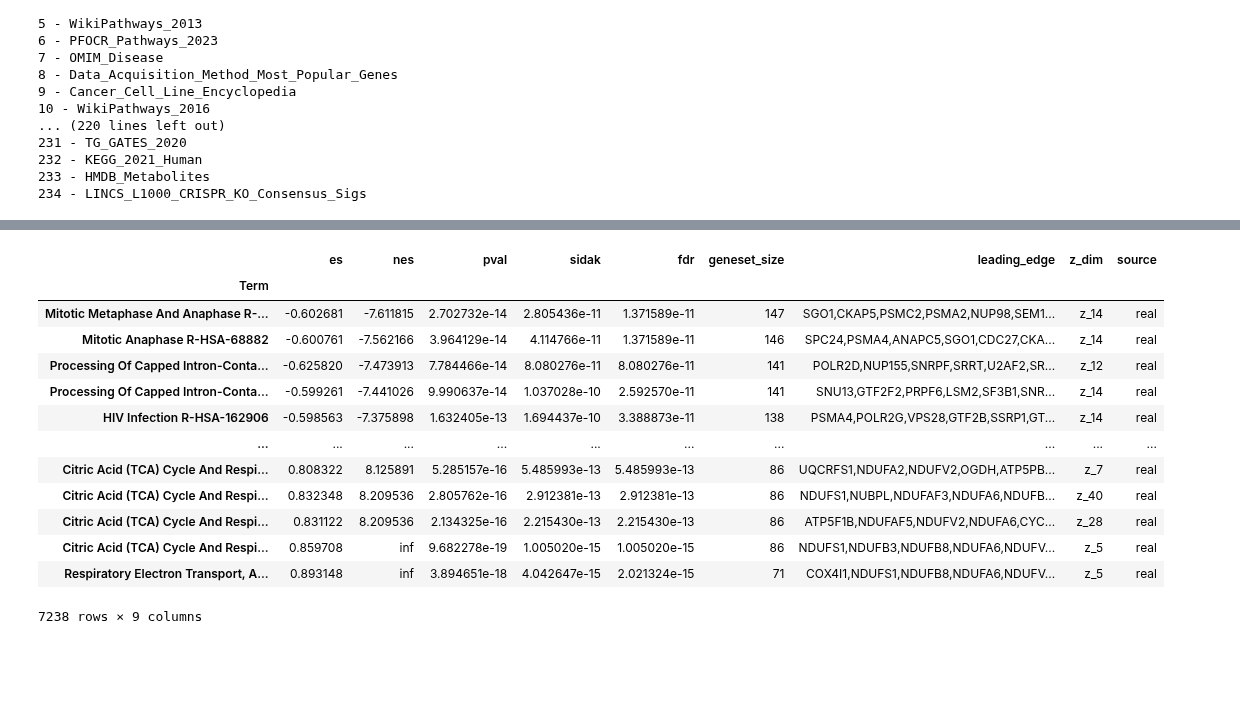
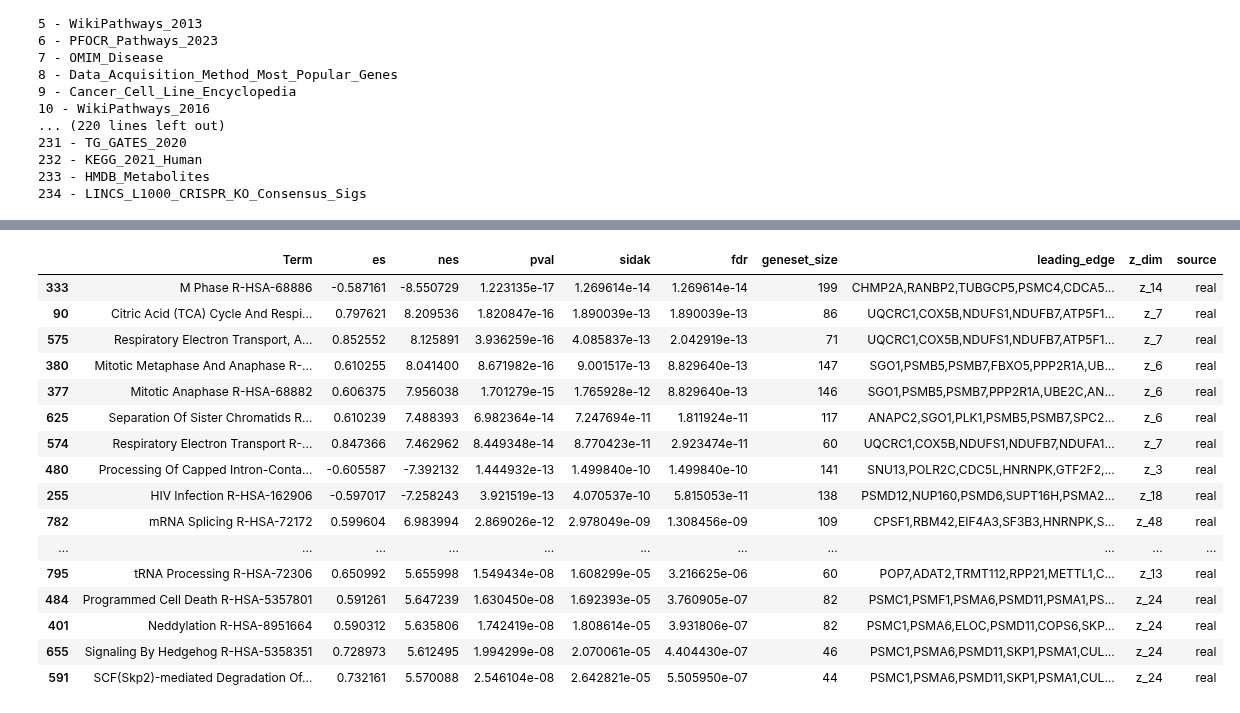
Before and after one commit to WayScience/gene_dependency_representations, a Jupyter notebook: 3.analysis/2.gene_set_enrichment_analysis.ipynb, the cells around one changed output, grey strips where cells are left out. Drawn from its saved outputs; the diff is of its cells as text; code cells hidden in the pictures; blank space fills up the shorter version.

```diff
--- a/3.analysis/2.gene_set_enrichment_analysis.ipynb
+++ b/3.analysis/2.gene_set_enrichment_analysis.ipynb
@@ -68,8 +68,8 @@ results = []
 
 range = signature.shape[1]
 
-for col in signature.iloc[:,1:range].columns:
-    df = signature.iloc[:,[0,int(col)]]
+for col in signature.iloc[:,1:range-1].columns:
+    df = signature.loc[:, [signature.columns[0], col]]
     result = blitz.gsea(df, library, seed=seed)
     results.append(result)
     all_GSEA_results.append(result.assign(z_dim=f"z_{col}"))
@@ -92,34 +92,38 @@ negative_control = []
 
 range = neg_signature.shape[1]
 
-for col in neg_signature.iloc[:,1:range].columns:
-    neg_df = neg_signature.iloc[:,[0,int(col)]]
+for col in neg_signature.iloc[:,1:range-1].columns:
+    neg_df = neg_signature.loc[:, [neg_signature.columns[0], col]]
     neg_result = blitz.gsea(neg_df, library, seed=seed)
     neg_GSEA_results.append(neg_result.assign(z_dim=f"z_{col}"))
     negative_control.append(neg_df)
 # %%
 # stack up all of the results to be analyzed
-all_GSEA_results= pd.concat(all_GSEA_results)
-neg_GSEA_results = pd.concat(neg_GSEA_results)
+all_GSEA_results_df= pd.concat(all_GSEA_results)
+neg_GSEA_results_df = pd.concat(neg_GSEA_results)
 
 # merging real and negative control gsea results to single dataframe with column specifying source
-all_GSEA_results['source'] = 'real'
-neg_GSEA_results['source'] = 'negative control'
+all_GSEA_results_df['source'] = 'real'
+neg_GSEA_results_df['source'] = 'negative control'
 
-combo_gsea_df = pd.concat([all_GSEA_results, neg_GSEA_results])
+#Remove separate term row
+all_GSEA_results_df = all_GSEA_results_df.reset_index()
+neg_GSEA_results_df = neg_GSEA_results_df.reset_index()
+
+combo_gsea_df = pd.concat([all_GSEA_results_df, neg_GSEA_results_df])
 
 # Define cut-offs
 lfc_cutoff = 0.584
 fdr_cutoff = 0.25
 
 # Filter data for significant results
-significant_gsea_df = all_GSEA_results[
-    (all_GSEA_results['es'].abs() > lfc_cutoff) &
-    (all_GSEA_results['fdr'] < fdr_cutoff)
+significant_gsea_df = all_GSEA_results_df[
+    (all_GSEA_results_df['es'].abs() > lfc_cutoff) &
+    (all_GSEA_results_df['fdr'] < fdr_cutoff)
 ]
-significant_negs = neg_GSEA_results[
-    (neg_GSEA_results['es'].abs() > lfc_cutoff) &
-    (neg_GSEA_results['fdr'] < fdr_cutoff)
+significant_negs = neg_GSEA_results_df[
+    (neg_GSEA_results_df['es'].abs() > lfc_cutoff) &
+    (neg_GSEA_results_df['fdr'] < fdr_cutoff)
 ]
 # %%
 # saving significant gsea results as single output file
@@ -132,22 +136,31 @@ combo_gsea_df.to_parquet(combo_gsea_dir, compression = 'gzip')
 # %%
 # sort by what you want to evaluate
 combo_gsea_df.sort_values(by='nes', ascending = True)
-significant_gsea_df.sort_values(by='nes', ascending = True)
+
+idx = significant_gsea_df.groupby('Term')['nes'].idxmax()
+
+# Use the indices to filter the original DataFrame
+sig_gsea_no_duplicates = significant_gsea_df.loc[idx].reset_index(drop=True)
+
+sig_gsea_no_duplicates.sort_values(by='nes', key=abs, ascending = False).head(50)
 # %% [output]
-|  | es | nes | pval | sidak | fdr | geneset_size | leading_edge | z_dim | source |
-| Term |  |  |  |  |  |  |  |  |  |
-| Mitotic Metaphase And Anaphase R-... | -0.602681 | -7.611815 | 2.702732e-14 | 2.805436e-11 | 1.371589e-11 | 147 | SGO1,CKAP5,PSMC2,PSMA2,NUP98,SEM1... | z_14 | real |
-| Mitotic Anaphase R-HSA-68882 | -0.600761 | -7.562166 | 3.964129e-14 | 4.114766e-11 | 1.371589e-11 | 146 | SPC24,PSMA4,ANAPC5,SGO1,CDC27,CKA... | z_14 | real |
-| Processing Of Capped Intron-Conta... | -0.625820 | -7.473913 | 7.784466e-14 | 8.080276e-11 | 8.080276e-11 | 141 | POLR2D,NUP155,SNRPF,SRRT,U2AF2,SR... | z_12 | real |
-| Processing Of Capped Intron-Conta... | -0.599261 | -7.441026 | 9.990637e-14 | 1.037028e-10 | 2.592570e-11 | 141 | SNU13,GTF2F2,PRPF6,LSM2,SF3B1,SNR... | z_14 | real |
-| HIV Infection R-HSA-162906 | -0.598563 | -7.375898 | 1.632405e-13 | 1.694437e-10 | 3.388873e-11 | 138 | PSMA4,POLR2G,VPS28,GTF2B,SSRP1,GT... | z_14 | real |
-| ... | ... | ... | ... | ... | ... | ... | ... | ... | ... |
-| Citric Acid (TCA) Cycle And Respi... | 0.808322 | 8.125891 | 5.285157e-16 | 5.485993e-13 | 5.485993e-13 | 86 | UQCRFS1,NDUFA2,NDUFV2,OGDH,ATP5PB... | z_7 | real |
-| Citric Acid (TCA) Cycle And Respi... | 0.832348 | 8.209536 | 2.805762e-16 | 2.912381e-13 | 2.912381e-13 | 86 | NDUFS1,NUBPL,NDUFAF3,NDUFA6,NDUFB... | z_40 | real |
-| Citric Acid (TCA) Cycle And Respi... | 0.831122 | 8.209536 | 2.134325e-16 | 2.215430e-13 | 2.215430e-13 | 86 | ATP5F1B,NDUFAF5,NDUFV2,NDUFA6,CYC... | z_28 | real |
-| Citric Acid (TCA) Cycle And Respi... | 0.859708 | inf | 9.682278e-19 | 1.005020e-15 | 1.005020e-15 | 86 | NDUFS1,NDUFB3,NDUFB8,NDUFA6,NDUFV... | z_5 | real |
-| Respiratory Electron Transport, A... | 0.893148 | inf | 3.894651e-18 | 4.042647e-15 | 2.021324e-15 | 71 | COX4I1,NDUFS1,NDUFB8,NDUFA6,NDUFV... | z_5 | real |
+|  | Term | es | nes | pval | sidak | fdr | geneset_size | leading_edge | z_dim | source |
+| 333 | M Phase R-HSA-68886 | -0.587161 | -8.550729 | 1.223135e-17 | 1.269614e-14 | 1.269614e-14 | 199 | CHMP2A,RANBP2,TUBGCP5,PSMC4,CDCA5... | z_14 | real |
+| 90 | Citric Acid (TCA) Cycle And Respi... | 0.797621 | 8.209536 | 1.820847e-16 | 1.890039e-13 | 1.890039e-13 | 86 | UQCRC1,COX5B,NDUFS1,NDUFB7,ATP5F1... | z_7 | real |
+| 575 | Respiratory Electron Transport, A... | 0.852552 | 8.125891 | 3.936259e-16 | 4.085837e-13 | 2.042919e-13 | 71 | UQCRC1,COX5B,NDUFS1,NDUFB7,ATP5F1... | z_7 | real |
+| 380 | Mitotic Metaphase And Anaphase R-... | 0.610255 | 8.041400 | 8.671982e-16 | 9.001517e-13 | 8.829640e-13 | 147 | SGO1,PSMB5,PSMB7,FBXO5,PPP2R1A,UB... | z_6 | real |
+| 377 | Mitotic Anaphase R-HSA-68882 | 0.606375 | 7.956038 | 1.701279e-15 | 1.765928e-12 | 8.829640e-13 | 146 | SGO1,PSMB5,PSMB7,PPP2R1A,UBE2C,AN... | z_6 | real |
+| 625 | Separation Of Sister Chromatids R... | 0.610239 | 7.488393 | 6.982364e-14 | 7.247694e-11 | 1.811924e-11 | 117 | ANAPC2,SGO1,PLK1,PSMB5,PSMB7,SPC2... | z_6 | real |
+| 574 | Respiratory Electron Transport R-... | 0.847366 | 7.462962 | 8.449348e-14 | 8.770423e-11 | 2.923474e-11 | 60 | UQCRC1,COX5B,NDUFS1,NDUFB7,NDUFA1... | z_7 | real |
+| 480 | Processing Of Capped Intron-Conta... | -0.605587 | -7.392132 | 1.444932e-13 | 1.499840e-10 | 1.499840e-10 | 141 | SNU13,POLR2C,CDC5L,HNRNPK,GTF2F2,... | z_3 | real |
+| 255 | HIV Infection R-HSA-162906 | -0.597017 | -7.258243 | 3.921519e-13 | 4.070537e-10 | 5.815053e-11 | 138 | PSMD12,NUP160,PSMD6,SUPT16H,PSMA2... | z_18 | real |
+| 782 | mRNA Splicing R-HSA-72172 | 0.599604 | 6.983994 | 2.869026e-12 | 2.978049e-09 | 1.308456e-09 | 109 | CPSF1,RBM42,EIF4A3,SF3B3,HNRNPK,S... | z_48 | real |
+| ... | ... | ... | ... | ... | ... | ... | ... | ... | ... | ... |
+| 795 | tRNA Processing R-HSA-72306 | 0.650992 | 5.655998 | 1.549434e-08 | 1.608299e-05 | 3.216625e-06 | 60 | POP7,ADAT2,TRMT112,RPP21,METTL1,C... | z_13 | real |
+| 484 | Programmed Cell Death R-HSA-5357801 | 0.591261 | 5.647239 | 1.630450e-08 | 1.692393e-05 | 3.760905e-07 | 82 | PSMC1,PSMF1,PSMA6,PSMD11,PSMA1,PS... | z_24 | real |
+| 401 | Neddylation R-HSA-8951664 | 0.590312 | 5.635806 | 1.742419e-08 | 1.808614e-05 | 3.931806e-07 | 82 | PSMC1,PSMA6,ELOC,PSMD11,COPS6,SKP... | z_24 | real |
+| 655 | Signaling By Hedgehog R-HSA-5358351 | 0.728973 | 5.612495 | 1.994299e-08 | 2.070061e-05 | 4.404430e-07 | 46 | PSMC1,PSMA6,PSMD11,SKP1,PSMA1,CUL... | z_24 | real |
+| 591 | SCF(Skp2)-mediated Degradation Of... | 0.732161 | 5.570088 | 2.546104e-08 | 2.642821e-05 | 5.505950e-07 | 44 | PSMC1,PSMA6,PSMD11,SKP1,PSMA1,CUL... | z_24 | real |
-7238 rows × 9 columns
 # %%
 # Define cut-offs
 lfc_cutoff = 0.584
```
Also changed, not shown: parts of 3 cells of this notebook, 23 other files.
